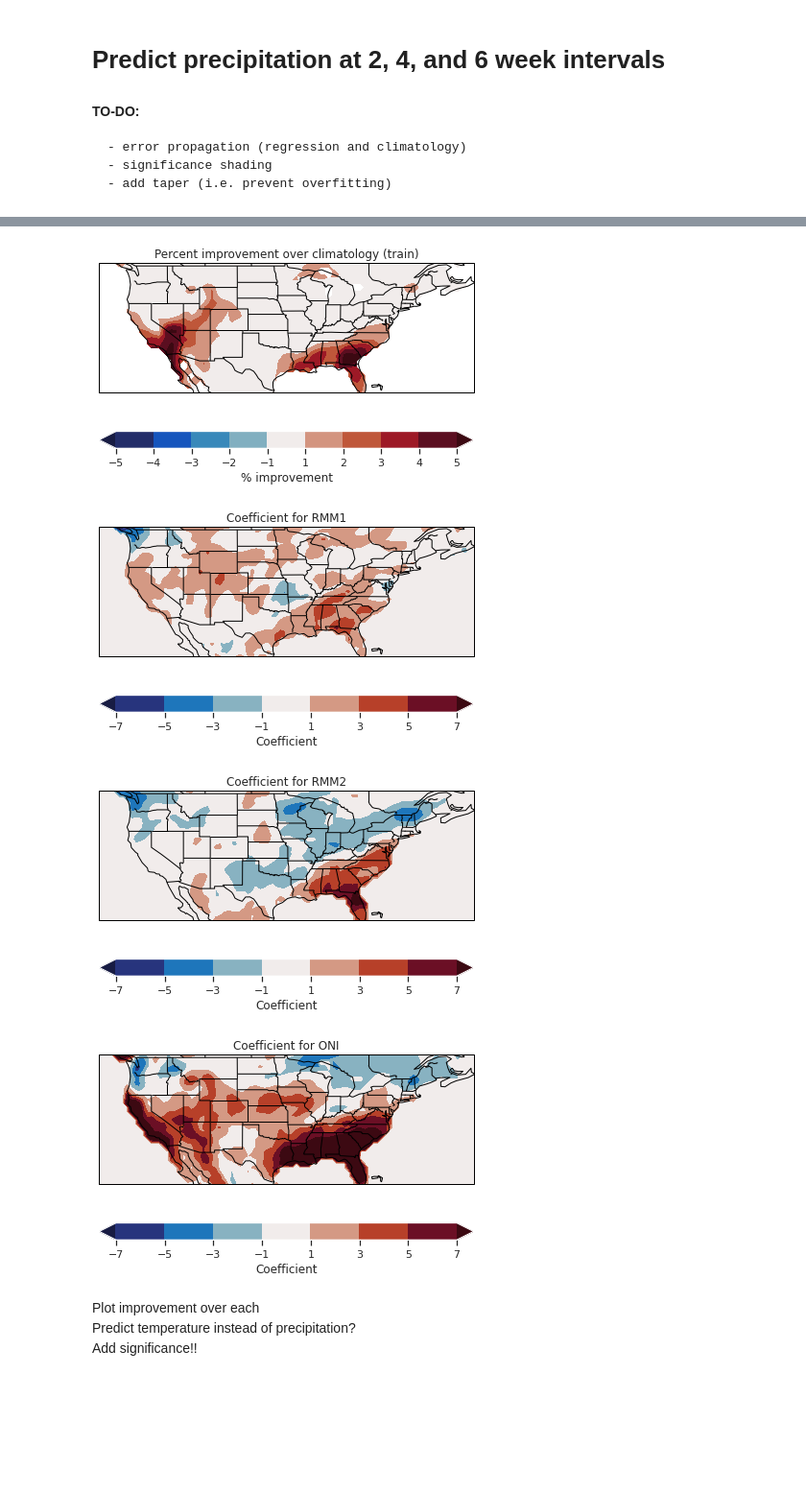
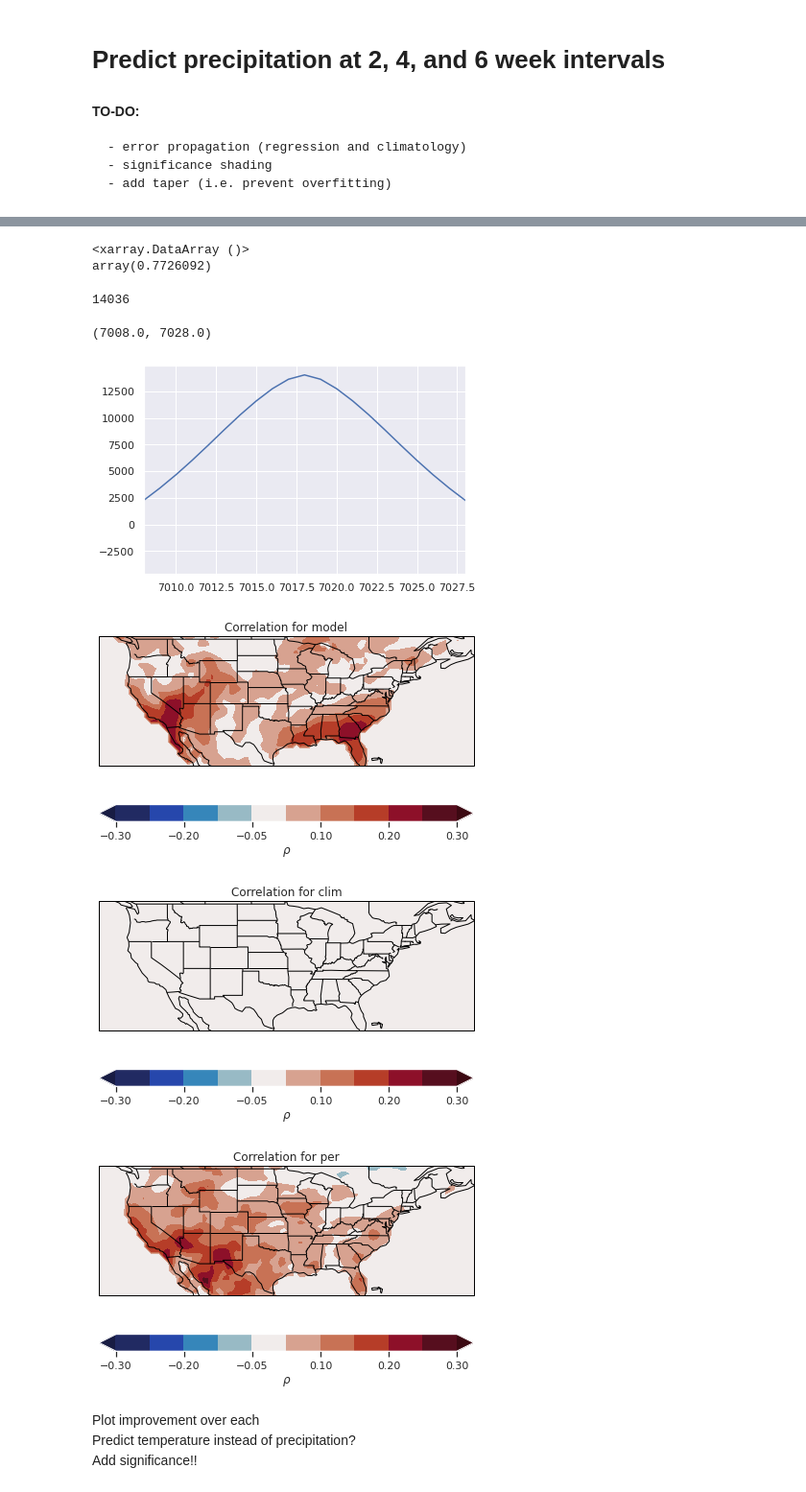
Before and after one commit to ktcarr/12.805, a Jupyter notebook: mjo-analysis_era-interim.ipynb, the cells around one changed output, grey strips where cells are left out. Shown at 96% size. Saved outputs shown, nothing was run; the diff lists cells and outputs as text; code cells hidden in the pictures; blank space fills up the shorter version.

Commit message:
Significance testing for autocorrelated data

```diff
--- a/mjo-analysis_era-interim.ipynb
+++ b/mjo-analysis_era-interim.ipynb
@@ -536,0 +643,3 @@ RMM2: -0.043
+# %%
+y = get_autocov(rmm1.values)
+yt = toeplitz(y)
@@ -536,0 +684,9 @@ RMM2: -0.043
+# %%
+a = np.random.randn(15)
+b = np.correlate(a,a,'full')
+np.where(b==np.max(b))
+
+plt.plot(b)
+plt.show()
+
+plt.plot(np.roll(b,shift=-int(np.floor(len(b)/2))))
@@ -628,0 +851,16 @@ Plot results
+# %%
+
+
+data = train_pred
+for model in ['model','clim','per']:
+    fig,ax = utils.plot_setup(plot_range = [lon[0],lon[-1],lat[0],lat[-1]])
+
+    error = mses[model][0] / (var[data_type] if weighted else 1)
+    cp = ax.contourf(lon, lat, error.reshape(len(lat),len(lon)),
+                     cmap='cmo.amp', levels=levels, extend='both')
+    ax.set_title(f'MSE for {model}')
+    cb = fig.colorbar(cp, orientation='horizontal', label='MSE')
+    plt.show()
+corr(test_pred['model'], y_test, axis=0).reshape(len(lat),len(lon))
+# test_pred['model'].shape
+# y_test.shape
@@ -629,12 +874,39 @@ Plot results
+# %%
+oni
+# %% [output]
+<xarray.DataArray ()>
+array(0.7726092)
+# %%
+len(rmm2)
+# %% [output]
+14036
+# %%
+co = np.correlate(rmm2.values, rmm2.values, 'same')
+plt.plot(co)
+plt.xlim([7008,7028])
+# %% [output]
+(7008.0, 7028.0)
+[figure, added]
 # %%
 data_type   = 'train'
-PLOT_IMPROV = True
-PLOT_COEF   = True
+PLOT_IMPROV = False
+PLOT_COEF   = False
 PLOT_ERROR  = False
+PLOT_CORR   = True
 weighted    = True
 
 lon = test['out'].n.unstack('n').longitude # longitude/latitudes for plotting
 lat = test['out'].n.unstack('n').latitude
+
+if PLOT_CORR:
+    for model in ['model','clim','per']:
+        fig,ax = utils.plot_setup(plot_range = [lon[0],lon[-1],lat[0],lat[-1]])
+        c = corrs[model][data_type].reshape(len(lat),len(lon))
+        cp = ax.contourf(lon, lat, c, cmap='cmo.balance',
+                         levels=[-.3,-.25,-.2,-.1,-.05,.05,.1,.15,.2,.25,.3], extend='both')
+        ax.set_title(f'Correlation for {model}')
+        cb = fig.colorbar(cp, orientation='horizontal', label=r'$\rho$')
+        plt.show()
 
 if PLOT_IMPROV: # Improvement over climatology
     var = dict() # get variance of data to standardize plots
@@ -643,37 +915,36 @@ if PLOT_IMPROV: # Improvement over climatology
     var['test']  = np.var(y_test, axis=0) + eps
 
     fig,ax = utils.plot_setup(plot_range = [lon[0],lon[-1],lat[0],lat[-1]])
     improv = 100*(mses['clim'][data_type][0] - mses['model'][data_type][0]) / mses['clim'][data_type][0]
     cp = ax.contourf(lon, lat, improv.reshape(len(lat), len(lon)),
                     cmap='cmo.balance', levels=np.array([-5,-4,-3,-2,-1,1,2,3,4,5]), extend='both')
     ax.set_title(f'Percent improvement over climatology ({data_type})')
     cb = fig.colorbar(cp, orientation='horizontal', label='% improvement')
     plt.show()
 
 if PLOT_COEF: # plot coefficients for each variable
     for idx, name in list(zip([0,1,2], ['RMM1','RMM2','ONI'])):
         fig,ax = utils.plot_setup(plot_range = [lon[0],lon[-1],lat[0],lat[-1]])
         cp = ax.contourf(lon, lat, x[idx,:].reshape(len(lat),len(lon)),
                         cmap='cmo.balance', levels=np.arange(-7,9,2), extend='both')
         ax.set_title(f'Coefficient for {name}')
         cb = fig.colorbar(cp, orientation='horizontal', label='Coefficient')
         plt.show()
 
 if PLOT_ERROR: # Plot errors for each
     levels = np.linspace(.95,1.05,15) if weighted else 15
     for model in ['model','clim','per']:
         fig,ax = utils.plot_setup(plot_range = [lon[0],lon[-1],lat[0],lat[-1]])
         error = mses[model][data_type][0] / (var[data_type] if weighted else 1)
         cp = ax.contourf(lon, lat, error.reshape(len(lat),len(lon)),
                          cmap='cmo.amp', levels=levels, extend='both')
         ax.set_title(f'MSE for {model}')
         cb = fig.colorbar(cp, orientation='horizontal', label='MSE')
         plt.show()
 # %% [output]
-[figure, old version]
+[figure, new version]
-[figure, old version]
+[figure, new version]
-[figure, old version]
+[figure, new version]
-[figure, removed]
 # %% [markdown]
 Plot improvement over each
 Predict temperature instead of precipitation?
```
Also changed, not shown: parts of 40 cells of this notebook.
